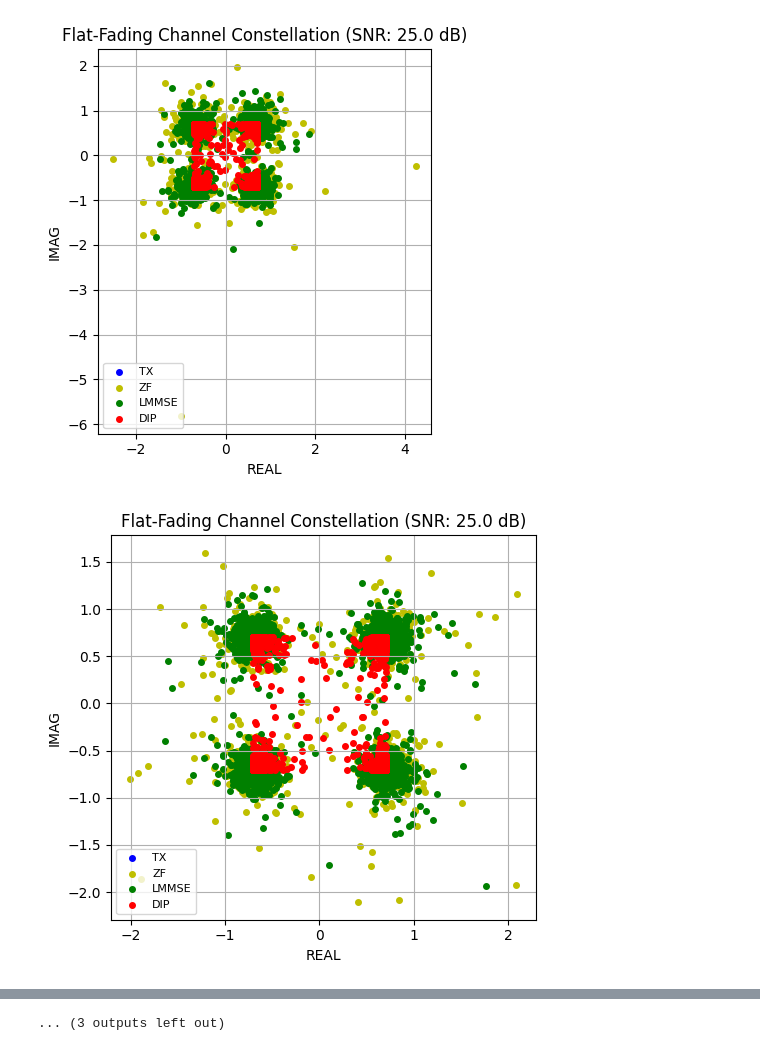
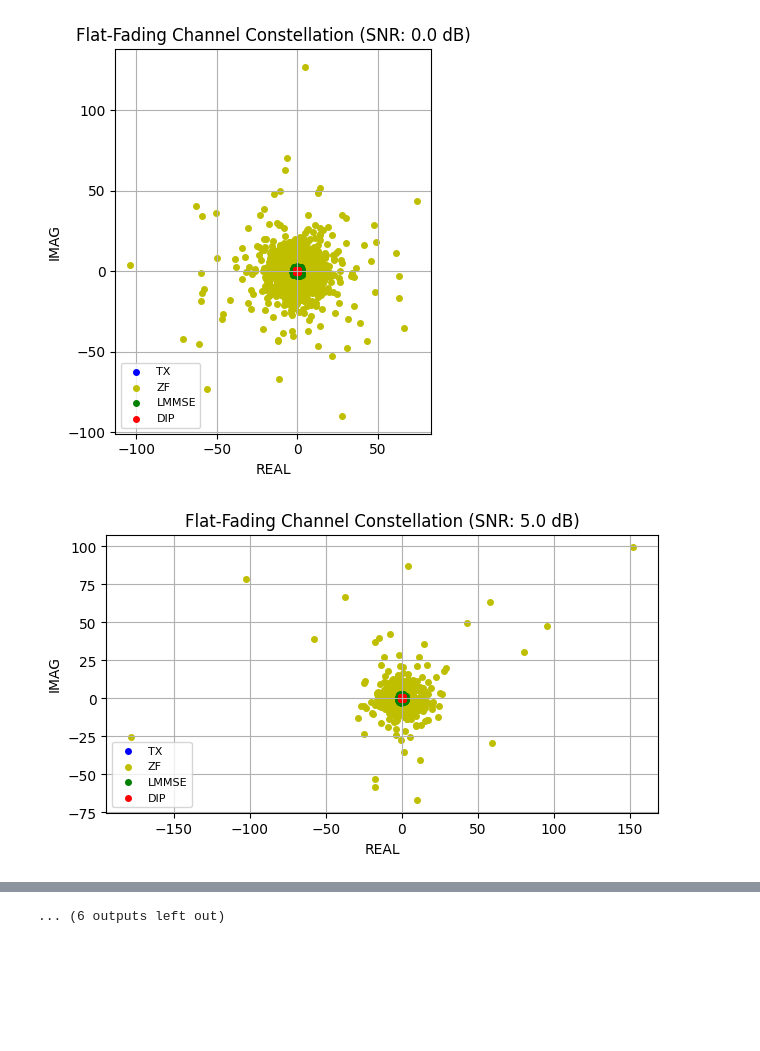
Before and after one commit to leeofaith/sionna, a Jupyter notebook: Jupyter Notebooks/NCodeNCorr/Main_NCodeNCorr.ipynb, the cells around one changed output, grey strips where cells are left out. Drawn from its saved outputs; the diff is of its cells as text; code cells hidden in the pictures; blank space fills up the shorter version.

```diff
--- a/Jupyter Notebooks/NCodeNCorr/Main_NCodeNCorr.ipynb
+++ b/Jupyter Notebooks/NCodeNCorr/Main_NCodeNCorr.ipynb
@@ -26,18 +26,18 @@ from tensorflow import keras
 from keras import Model
 from NCodeNCorr import ncodencorr
 
-Block_Length = 128         # Block Length (k)
+Block_Length = 256         # Block Length (k)
 NUM_BITS_PER_SYMBOL = 2    # Mapping: 4QAM
 CONSTELLATION_TYPE = "qam" #
 DEMAPPING_METHOD = "app"   # Demapping Method: "app"
-NUM_TX_ANT = 4             # Transmit Antennas
-NUM_RX_ANT = 4             # Receive Antennas
+NUM_TX_ANT = 8             # Transmit Antennas
+NUM_RX_ANT = 8             # Receive Antennas
 
-NUM_DATA_GROUP = 3         # Number of Data Group
-BATCH_SIZE = 64            # Number of Parallelly Processed Batches
-EBN0_DB_MIN = 25.0          # Minimum Eb/N0 (dB)
-EBN0_DB_MAX = 25.0         # Maximum Eb/N0 (dB)
-NUM_EBN0_POINTS = 1        # EBNO Points
+NUM_DATA_GROUP = 1         # Number of Data Group
+BATCH_SIZE = 128           # Number of Parallelly Processed Batches
+EBN0_DB_MIN = 0.0          # Minimum Eb/N0 (dB)
+EBN0_DB_MAX = 20.0         # Maximum Eb/N0 (dB)
+NUM_EBN0_POINTS = 5        # EBNO Points
 
 model_ncodencorr = ncodencorr(Block_Length,
                               NUM_BITS_PER_SYMBOL,
@@ -72,2 +73,2 @@ Done
-[figure, old version]
+[figure, new version]
-[figure, old version]
+[figure, new version]
@@ -83 +83 @@ Done
-... (3 outputs left out)
+... (6 outputs left out)
```
Also changed, not shown: parts of 1 cell of this notebook, 40 other files.
